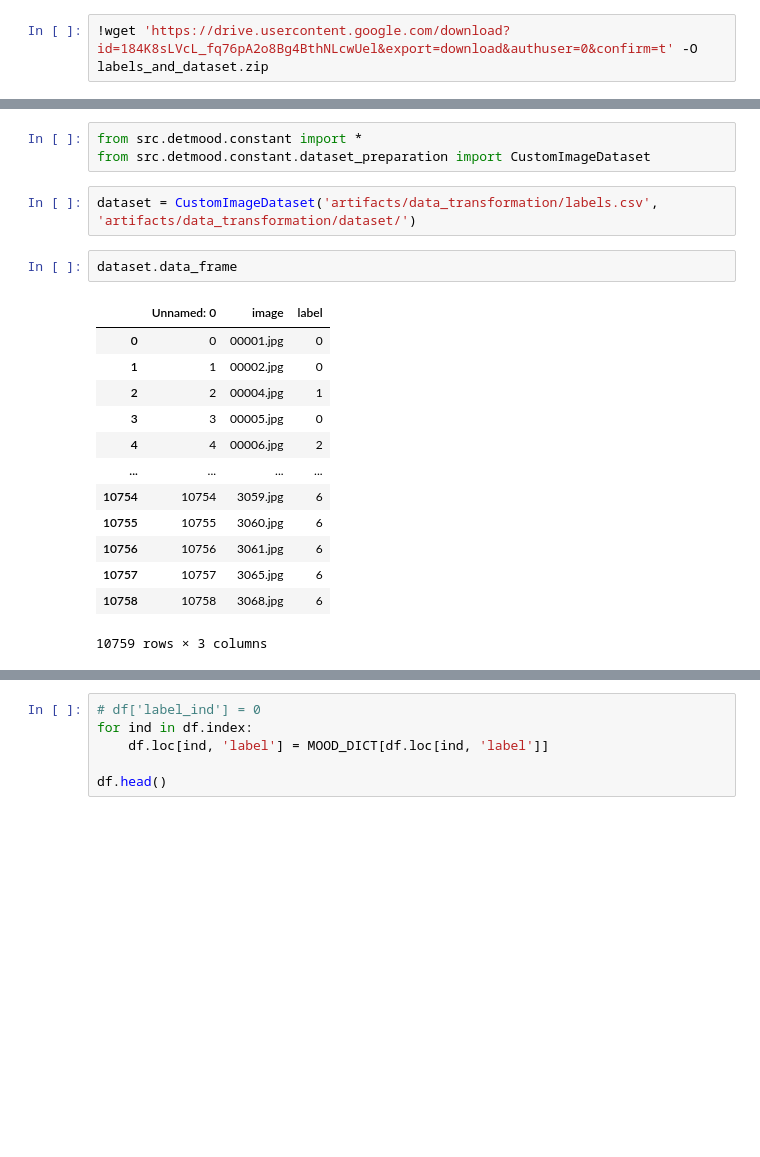
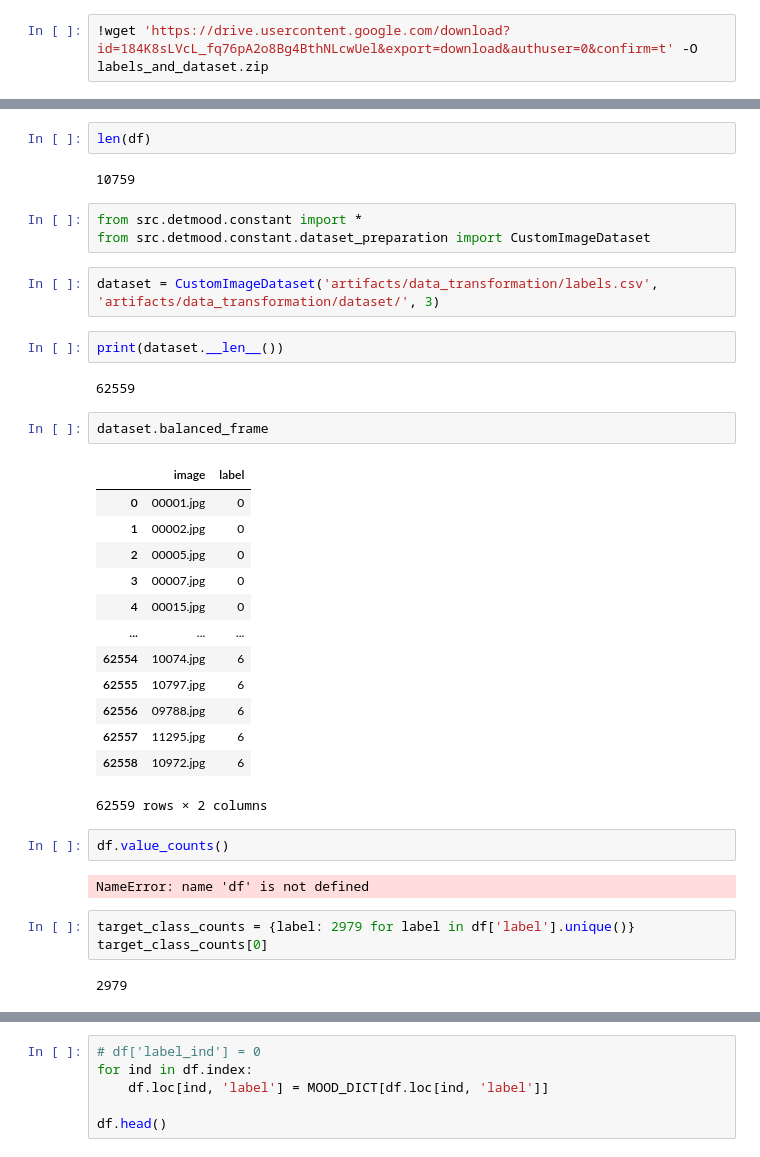
Before and after one commit to Pmilivojevic/facial_expression_detection, a Jupyter notebook: research/trials.ipynb, the cells around one changed output, grey strips where cells are left out. Cells and saved outputs as stored; diff of their text form; blank space fills up the shorter version.

Commit message:
added augmentation and balancing the data

```diff
--- a/research/trials.ipynb
+++ b/research/trials.ipynb
@@ -26,21 +37,38 @@ df.head()
+# %%
+len(df)
+# %% [output]
+10759
 # %%
 from src.detmood.constant import *
 from src.detmood.constant.dataset_preparation import CustomImageDataset
 # %%
-dataset = CustomImageDataset('artifacts/data_transformation/labels.csv', 'artifacts/data_transformation/dataset/')
+dataset = CustomImageDataset('artifacts/data_transformation/labels.csv', 'artifacts/data_transformation/dataset/', 3)
+# %%
+print(dataset.__len__())
+# %% [output]
+62559
 # %%
-dataset.data_frame
+dataset.balanced_frame
 # %% [output]
-|  | Unnamed: 0 | image | label |
-| 0 | 0 | 00001.jpg | 0 |
-| 1 | 1 | 00002.jpg | 0 |
-| 2 | 2 | 00004.jpg | 1 |
-| 3 | 3 | 00005.jpg | 0 |
-| 4 | 4 | 00006.jpg | 2 |
-| ... | ... | ... | ... |
-| 10754 | 10754 | 3059.jpg | 6 |
-| 10755 | 10755 | 3060.jpg | 6 |
-| 10756 | 10756 | 3061.jpg | 6 |
-| 10757 | 10757 | 3065.jpg | 6 |
-| 10758 | 10758 | 3068.jpg | 6 |
+|  | image | label |
+| 0 | 00001.jpg | 0 |
+| 1 | 00002.jpg | 0 |
+| 2 | 00005.jpg | 0 |
+| 3 | 00007.jpg | 0 |
+| 4 | 00015.jpg | 0 |
+| ... | ... | ... |
+| 62554 | 10074.jpg | 6 |
+| 62555 | 10797.jpg | 6 |
+| 62556 | 09788.jpg | 6 |
+| 62557 | 11295.jpg | 6 |
+| 62558 | 10972.jpg | 6 |
-10759 rows × 3 columns
+62559 rows × 2 columns
+# %%
+df.value_counts()
+# %% [output]
+NameError: name 'df' is not defined
+# %%
+target_class_counts = {label: 2979 for label in df['label'].unique()}
+target_class_counts[0]
+# %% [output]
+2979
```
Also changed, not shown: parts of 4 cells of this notebook, 5 other files.
